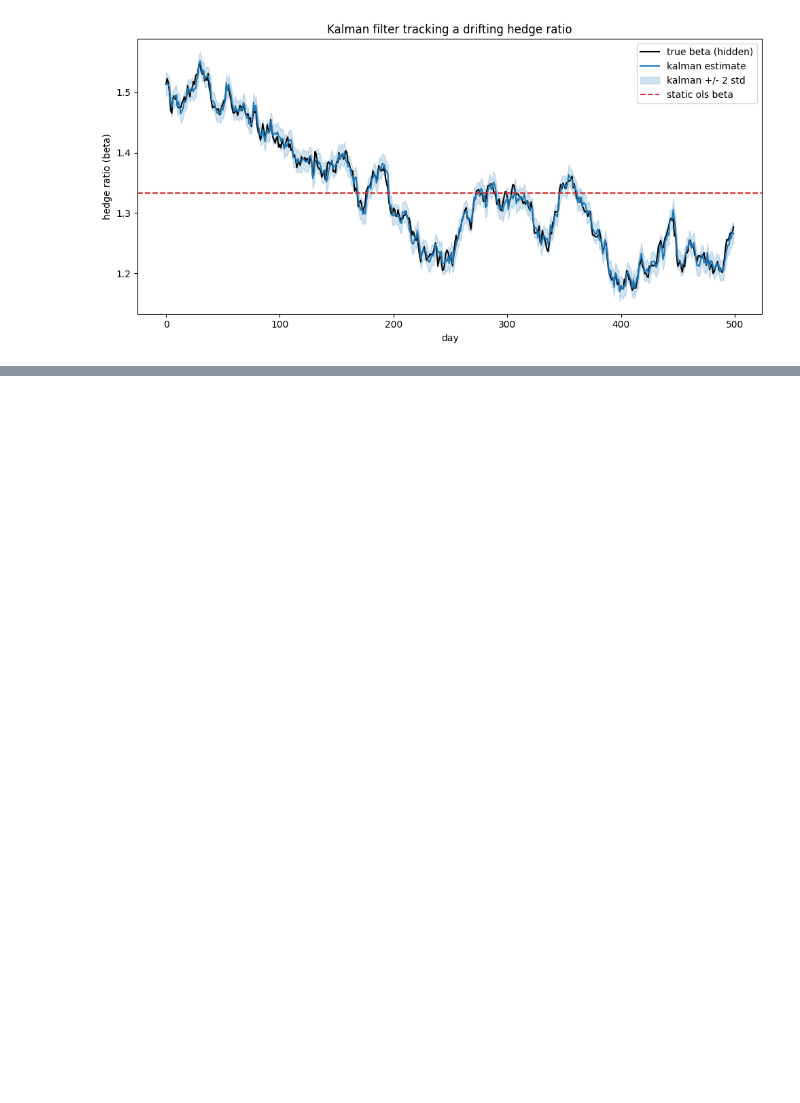
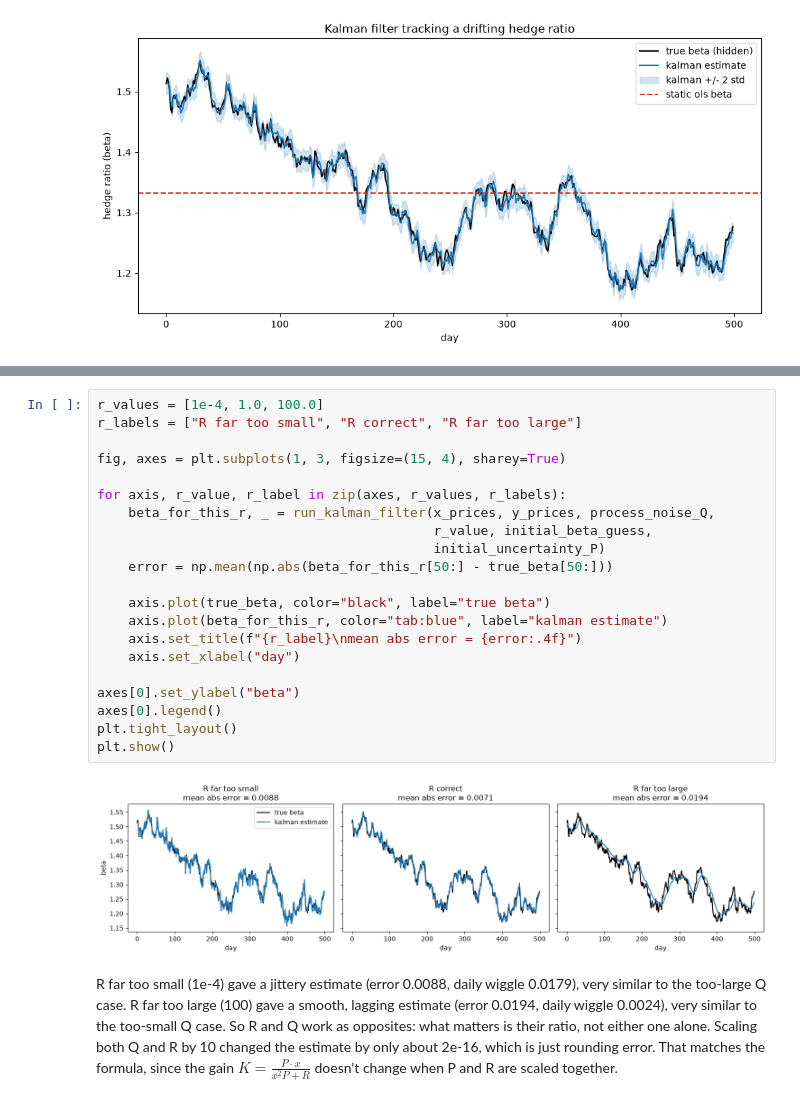
Before and after one commit to j-lumbres/kalman-pairs-risk, a Jupyter notebook: 01_kalman_1d_synthetic.ipynb, the cells around one changed output, grey strips where cells are left out. Drawn from its saved outputs; the diff is of its cells as text; blank space fills up the shorter version.

```diff
--- a/01_kalman_1d_synthetic.ipynb
+++ b/01_kalman_1d_synthetic.ipynb
@@ -124,0 +205,25 @@ plt.show()
+# %%
+r_values = [1e-4, 1.0, 100.0]
+r_labels = ["R far too small", "R correct", "R far too large"]
+
+fig, axes = plt.subplots(1, 3, figsize=(15, 4), sharey=True)
+
+for axis, r_value, r_label in zip(axes, r_values, r_labels):
+    beta_for_this_r, _ = run_kalman_filter(x_prices, y_prices, process_noise_Q,
+                                           r_value, initial_beta_guess,
+                                           initial_uncertainty_P)
+    error = np.mean(np.abs(beta_for_this_r[50:] - true_beta[50:]))
+
+    axis.plot(true_beta, color="black", label="true beta")
+    axis.plot(beta_for_this_r, color="tab:blue", label="kalman estimate")
+    axis.set_title(f"{r_label}\nmean abs error = {error:.4f}")
+    axis.set_xlabel("day")
+
+axes[0].set_ylabel("beta")
+axes[0].legend()
+plt.tight_layout()
+plt.show()
+# %% [output]
+[figure, added]
+# %% [markdown]
+R far too small (1e-4) gave a jittery estimate (error 0.0088, daily wiggle 0.0179), very similar to the too-large Q case. R far too large (100) gave a smooth, lagging estimate (error 0.0194, daily wiggle 0.0024), very similar to the too-small Q case. So R and Q work as opposites: what matters is their ratio, not either one alone. Scaling both Q and R by 10 changed the estimate by only about 2e-16, which is just rounding error. That matches the formula, since the gain $K = \frac{P \cdot x}{x^2 P + R}$ doesn’t change when P and R are scaled together.
```
Also changed, not shown: parts of 16 cells of this notebook.
